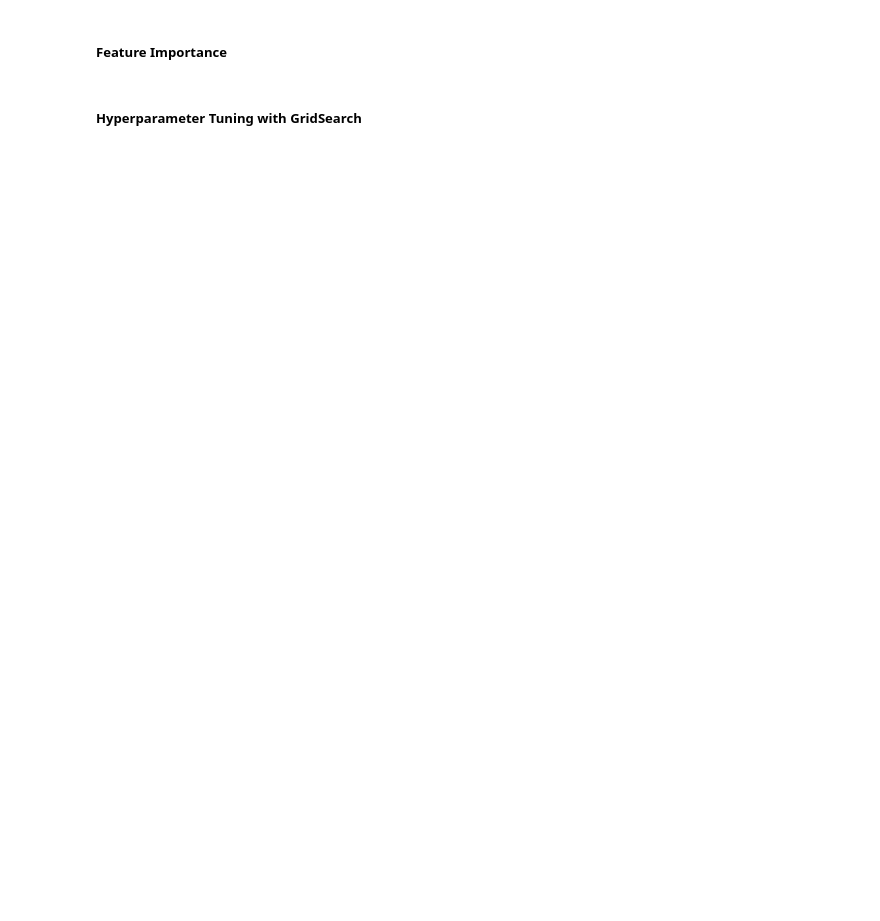
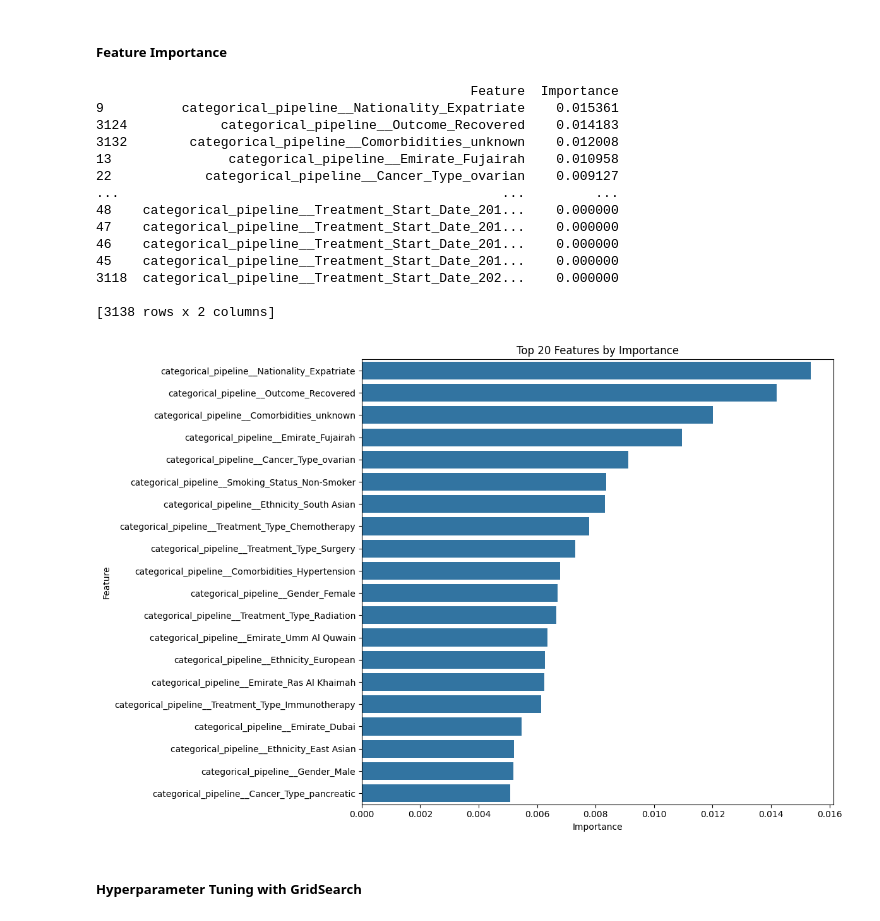
Before and after one commit to Iyanuadeleye01/Cancer-ML-Classification-and-Clustering, a Jupyter notebook: main.ipynb, the cells around one changed output. Saved outputs shown, nothing was run; the diff lists cells and outputs as text; code cells hidden in the pictures; blank space fills up the shorter version.

```diff
--- a/main.ipynb
+++ b/main.ipynb
@@ -1413,3 +1389,50 @@ if model_name.lower() == 'randomforest':
+# %%
+# Get the mask of selected features from SelectKBest
+kbest_mask = pipeline.named_steps['feature selection'].get_support(indices=True)
+
+# Get the feature names after preprocessing
+feature_names = pipeline.named_steps['preprocessor'].get_feature_names_out()
+
+# Select only the features that were kept
+selected_features = feature_names[kbest_mask]
+
+# Access the trained RandomForest model
+rf_model = pipeline.named_steps['classifier']
+
+# Get feature importances
+importances = rf_model.feature_importances_
+
+# Create a DataFrame with both feature names and importance scores
+feature_importances_df = pd.DataFrame({
+    'Feature': selected_features,
+    'Importance': importances
+}).sort_values(by='Importance', ascending=False)
+
+# Display the DataFrame with importance scores
+print(feature_importances_df)
+
+# Visualize top features
+plt.figure(figsize=(12, 8))
+sns.barplot(x='Importance', y='Feature', data=feature_importances_df.head(20))
+plt.title('Top 20 Features by Importance')
+plt.tight_layout()
+plt.show()
+# %% [output]
+                                                Feature  Importance
+9          categorical_pipeline__Nationality_Expatriate    0.015361
+3124            categorical_pipeline__Outcome_Recovered    0.014183
+3132        categorical_pipeline__Comorbidities_unknown    0.012008
+13               categorical_pipeline__Emirate_Fujairah    0.010958
+22            categorical_pipeline__Cancer_Type_ovarian    0.009127
+...                                                 ...         ...
+48    categorical_pipeline__Treatment_Start_Date_201...    0.000000
+47    categorical_pipeline__Treatment_Start_Date_201...    0.000000
+46    categorical_pipeline__Treatment_Start_Date_201...    0.000000
+45    categorical_pipeline__Treatment_Start_Date_201...    0.000000
+3118  categorical_pipeline__Treatment_Start_Date_202...    0.000000
+
+[3138 rows x 2 columns]
+[figure, added]
 # %% [markdown]
 ##### Hyperparameter Tuning with GridSearch
 # %%
```
Also changed, not shown: parts of 24 cells of this notebook, 2 other files.
